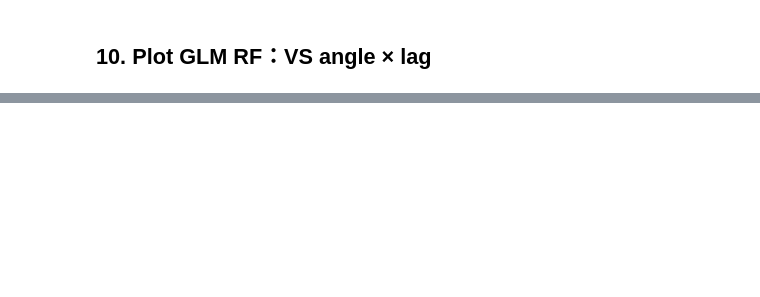
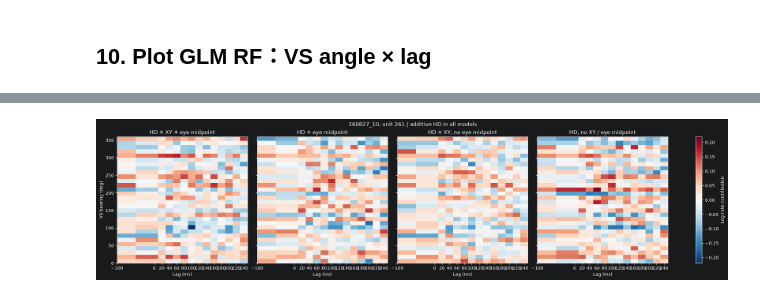
Before and after one commit to KaiCao2003/rfmapping, a Jupyter notebook: glm/minimal_glm.ipynb, the cells around one changed output, grey strips where cells are left out. Drawn from its saved outputs; the diff is of its cells as text; code cells hidden in the pictures; blank space fills up the shorter version.

```diff
--- a/glm/minimal_glm.ipynb
+++ b/glm/minimal_glm.ipynb
@@ -242,0 +518,97 @@ Saved to /home/kai/Developer/rfmapping/glm/minimal
+# %%
+test_log_likelihood_full = float(np.sum(
+    spike_counts[test] * np.log(predicted_counts[test])
+    - predicted_counts[test]
+))
+test_log_likelihood_eye_only = float(np.sum(
+    spike_counts[test] * np.log(predicted_counts_eye_only[test])
+    - predicted_counts_eye_only[test]
+))
+test_log_likelihood_xy_no_eye = float(np.sum(
+    spike_counts[test] * np.log(predicted_counts_xy_no_eye[test])
+    - predicted_counts_xy_no_eye[test]
+))
+test_log_likelihood_hd_only = float(np.sum(
+    spike_counts[test] * np.log(predicted_counts_hd_only[test])
+    - predicted_counts_hd_only[test]
+))
+test_spike_count = spike_counts[test].sum()
+comparison = {
+    "full_design_shape": list(design.shape),
+    "eye_only_design_shape": list(design_eye_only.shape),
+    "xy_no_eye_design_shape": list(design_xy_no_eye.shape),
+    "hd_only_design_shape": list(design_hd_only.shape),
+    "test_spike_count": int(test_spike_count),
+    "test_log_likelihood_full": test_log_likelihood_full,
+    "test_log_likelihood_eye_only": test_log_likelihood_eye_only,
+    "test_log_likelihood_xy_no_eye": test_log_likelihood_xy_no_eye,
+    "test_log_likelihood_hd_only": test_log_likelihood_hd_only,
+    "xy_gain_over_eye_only_bits_per_spike": float(
+        (test_log_likelihood_full - test_log_likelihood_eye_only)
+        / (test_spike_count * np.log(2))
+    ),
+    "eye_midpoint_gain_over_xy_only_bits_per_spike": float(
+        (test_log_likelihood_full - test_log_likelihood_xy_no_eye)
+        / (test_spike_count * np.log(2))
+    ),
+    "eye_midpoint_gain_over_hd_only_bits_per_spike": float(
+        (test_log_likelihood_eye_only - test_log_likelihood_hd_only)
+        / (test_spike_count * np.log(2))
+    ),
+    "xy_gain_over_hd_only_bits_per_spike": float(
+        (test_log_likelihood_xy_no_eye - test_log_likelihood_hd_only)
+        / (test_spike_count * np.log(2))
+    ),
+    "full_gain_over_hd_only_bits_per_spike": float(
+        (test_log_likelihood_full - test_log_likelihood_hd_only)
+        / (test_spike_count * np.log(2))
+    ),
+    "rf_correlation_full_vs_eye_only": float(
+        np.corrcoef(rf.ravel(), rf_eye_only.ravel())[0, 1]
+    ),
+    "rf_correlation_full_vs_xy_no_eye": float(
+        np.corrcoef(rf.ravel(), rf_xy_no_eye.ravel())[0, 1]
+    ),
+    "rf_correlation_full_vs_hd_only": float(
+        np.corrcoef(rf.ravel(), rf_hd_only.ravel())[0, 1]
+    ),
+}
+(output_dir / f"{unit_id}_geometry_comparison.json").write_text(
+    json.dumps(comparison, indent=2) + "\n"
+)
+np.savetxt(
+    output_dir / f"{unit_id}_geometry_comparison.csv",
+    np.column_stack([
+        time, spike_counts, predicted_counts, predicted_counts_eye_only,
+        predicted_counts_xy_no_eye, predicted_counts_hd_only, train, test,
+    ]),
+    delimiter=",", comments="", fmt="%.18g",
+    header="time,spike_counts,predicted_full,predicted_eye_only,"
+           "predicted_xy_no_eye,predicted_hd_only,train,test",
+)
+
+rf_panels = [rf, rf_eye_only, rf_xy_no_eye, rf_hd_only]
+panel_titles = [
+    "HD + XY + eye midpoint", "HD + eye midpoint",
+    "HD + XY, no eye midpoint", "HD, no XY / eye midpoint",
+]
+limit = max(np.abs(panel).max() for panel in rf_panels)
+fig, axes = plt.subplots(1, 4, figsize=(20, 5), sharex=True, sharey=True, layout="constrained")
+for axis, panel, title in zip(axes, rf_panels, panel_titles):
+    plot = axis.pcolormesh(
+        lags * 1000, angle_centers, panel, shading="nearest",
+        cmap="RdBu_r", vmin=-limit, vmax=limit,
+    )
+    axis.set(
+        xlabel="Lag (ms)",
+        xlim=(pre_onset_lag * 1000, max_lag * 1000), ylim=(0, 360),
+        xticks=lags * 1000, title=title,
+    )
+axes[0].set_ylabel("VS bearing (deg)")
+fig.suptitle(f"{session_dir.name}, unit {unit_id} | additive HD in all models")
+fig.colorbar(plot, ax=axes, label="Log-rate contribution")
+fig.savefig(output_dir / f"{unit_id}_geometry_comparison.png", dpi=160)
+plt.show()
+comparison
+# %% [output]
+[figure, added]
```
Also changed, not shown: parts of 20 cells of this notebook, 1 other file.
